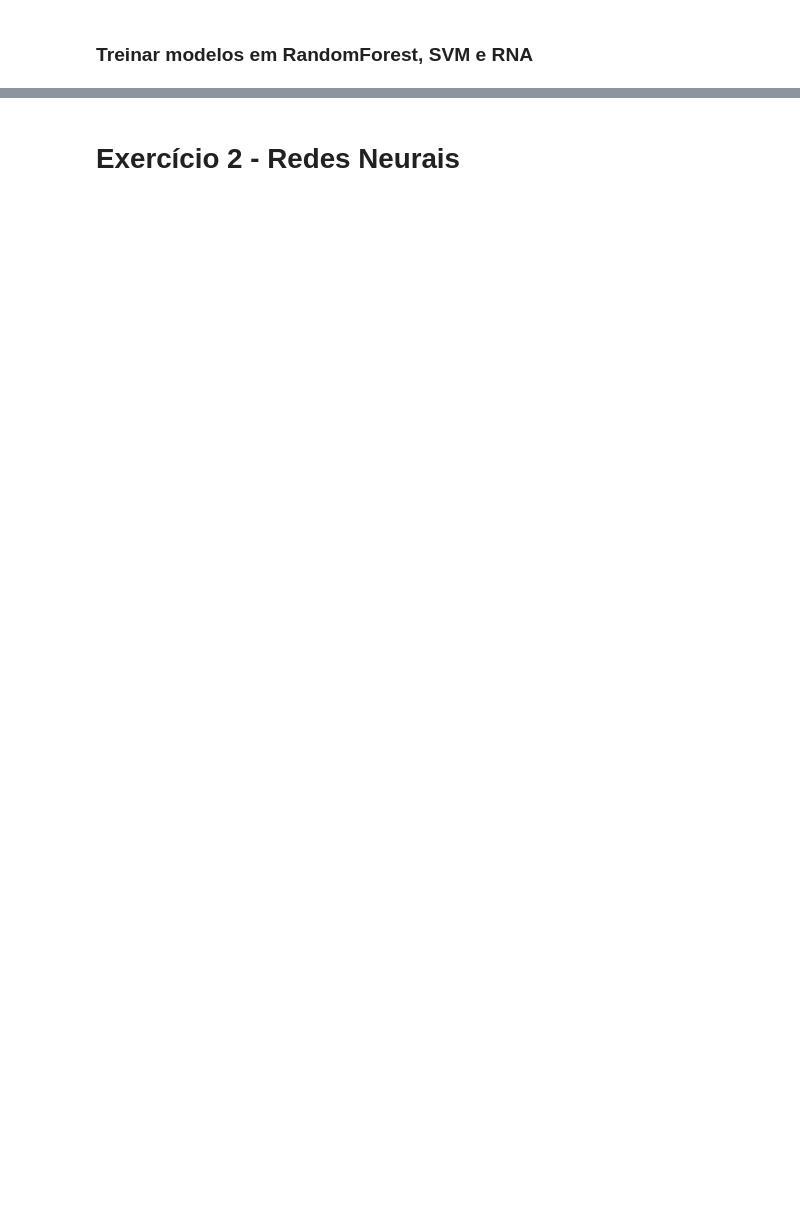
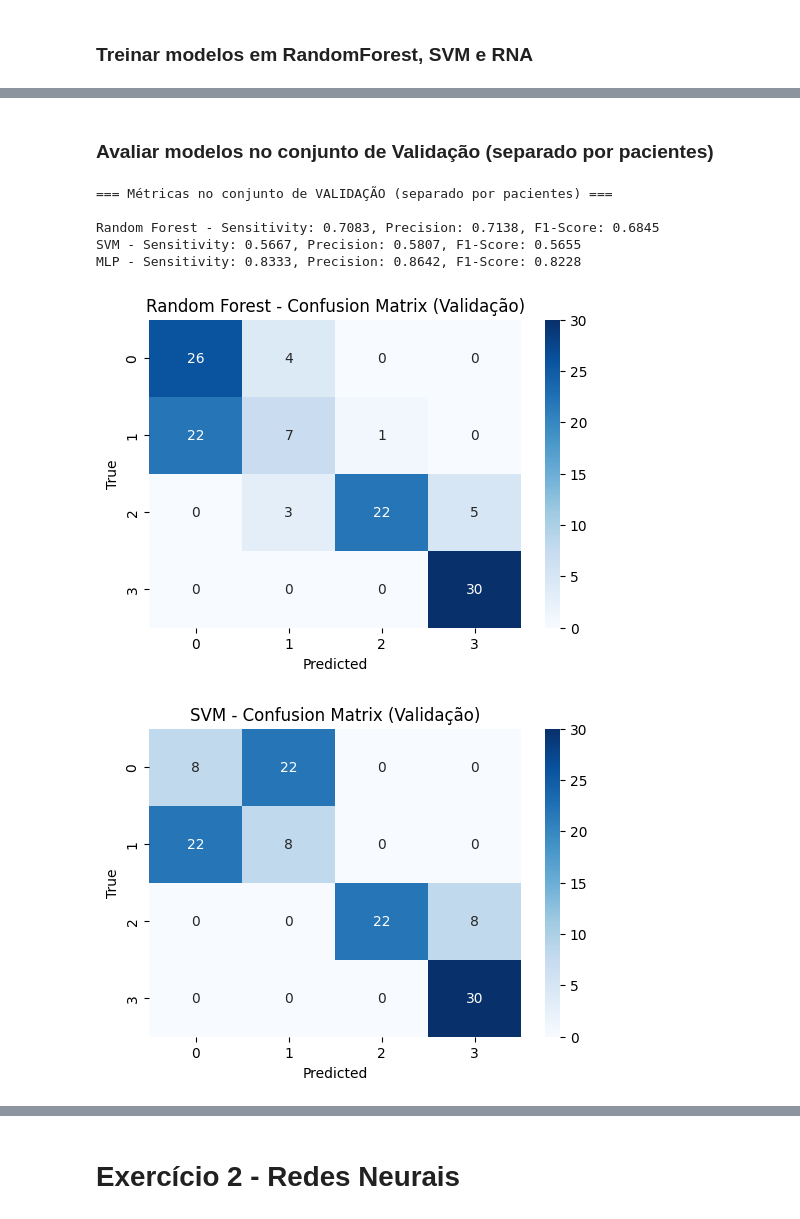
Before and after one commit to andersondepaiva/ufpr-lpa-trabalho, a Jupyter notebook: Visão Computacional/resolucao/resolucao.ipynb, the cells around one changed output, grey strips where cells are left out. Cells and saved outputs as stored; diff of their text form; code cells hidden in the pictures; blank space fills up the shorter version.

```diff
--- a/Visão Computacional/resolucao/resolucao.ipynb
+++ b/Visão Computacional/resolucao/resolucao.ipynb
@@ -22,6 +117,19 @@ import matplotlib.pyplot as plt
 # %% [markdown]
 ### Definição de funções para extração de features usando LBP e VGG16, ler imagens de treino e gerar CSVs
 # %%
+from sklearn.ensemble import RandomForestClassifier
+from sklearn.svm import SVC
+from sklearn.neural_network import MLPClassifier
+import pandas as pd
+
+# Função para calcular métricas (suporta multiclasse)
+def calculate_metrics_multiclass(y_true, y_pred):
+    sensitivity = recall_score(y_true, y_pred, average='macro')
+    precision = precision_score(y_true, y_pred, average='macro')
+    f1 = f1_score(y_true, y_pred, average='macro')
+    return sensitivity, precision, f1
+
+
 # Function to extract LBP features
 def extract_lbp_features(img_path, radius=3, n_points=24):
     img = cv2.imread(img_path, cv2.IMREAD_GRAYSCALE)
@@ -197,0 +309,45 @@ MLP - Sensitivity: 0.9516129032258065, Specificity: 0.827027027027027, F1-Score:
+# %% [markdown]
+### Avaliar modelos no conjunto de Validação (separado por pacientes)
+# %%
+# Carregar features de VALIDAÇÃO
+lbp_val_df = pd.read_csv('lbp_features_val.csv')
+vgg16_val_df = pd.read_csv('vgg16_features_val.csv')
+
+# Separar labels
+val_labels = lbp_val_df['label'].values
+lbp_val_features = lbp_val_df.drop('label', axis=1)
+vgg16_val_features = vgg16_val_df.drop('label', axis=1)
+
+# Combinar features de validação
+combined_val_features = pd.concat([lbp_val_features, vgg16_val_features], axis=1)
+
+# Aplicar modelo Random Forest
+rf_val_predictions = rf_model.predict(combined_val_features)
+rf_val_sensitivity, rf_val_precision, rf_val_f1 = calculate_metrics_multiclass(val_labels, rf_val_predictions)
+
+# Aplicar modelo SVM
+svm_val_predictions = svm_model.predict(combined_val_features)
+svm_val_sensitivity, svm_val_precision, svm_val_f1 = calculate_metrics_multiclass(val_labels, svm_val_predictions)
+
+# Aplicar modelo MLP
+mlp_val_predictions = mlp_model.predict(combined_val_features)
+mlp_val_sensitivity, mlp_val_precision, mlp_val_f1 = calculate_metrics_multiclass(val_labels, mlp_val_predictions)
+
+# Imprimir métricas de validação
+print("=== Métricas no conjunto de VALIDAÇÃO ===\n")
+print(f"Random Forest - Sensitivity: {rf_val_sensitivity:.4f}, Precision: {rf_val_precision:.4f}, F1-Score: {rf_val_f1:.4f}")
+print(f"SVM - Sensitivity: {svm_val_sensitivity:.4f}, Precision: {svm_val_precision:.4f}, F1-Score: {svm_val_f1:.4f}")
+print(f"MLP - Sensitivity: {mlp_val_sensitivity:.4f}, Precision: {mlp_val_precision:.4f}, F1-Score: {mlp_val_f1:.4f}")
+
+# Plotar matrizes de confusão
+plot_confusion_matrix(val_labels, rf_val_predictions, 'Random Forest - Confusion Matrix (Validação)')
+plot_confusion_matrix(val_labels, svm_val_predictions, 'SVM - Confusion Matrix (Validação)')
+plot_confusion_matrix(val_labels, mlp_val_predictions, 'MLP - Confusion Matrix (Validação)')
+# %% [output]
+=== Métricas no conjunto de VALIDAÇÃO (separado por pacientes) ===
+
+Random Forest - Sensitivity: 0.7083, Precision: 0.7138, F1-Score: 0.6845
+SVM - Sensitivity: 0.5667, Precision: 0.5807, F1-Score: 0.5655
+MLP - Sensitivity: 0.8333, Precision: 0.8642, F1-Score: 0.8228
+[figure, added]
+[figure, added]
```
Also changed, not shown: parts of 20 cells of this notebook.
